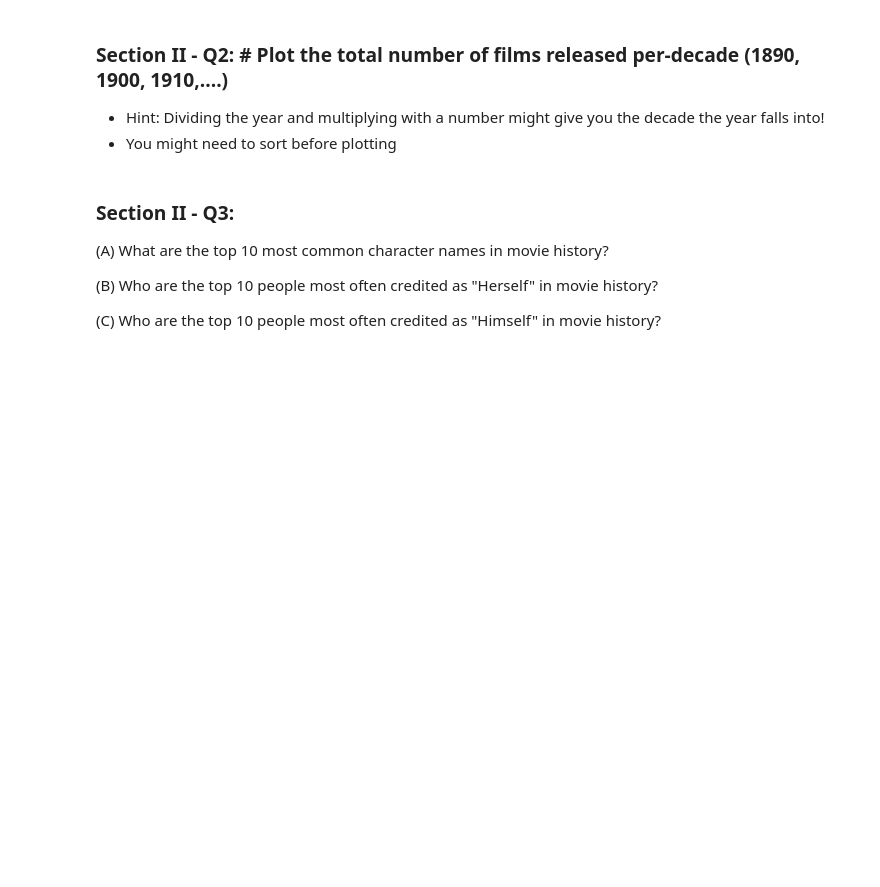
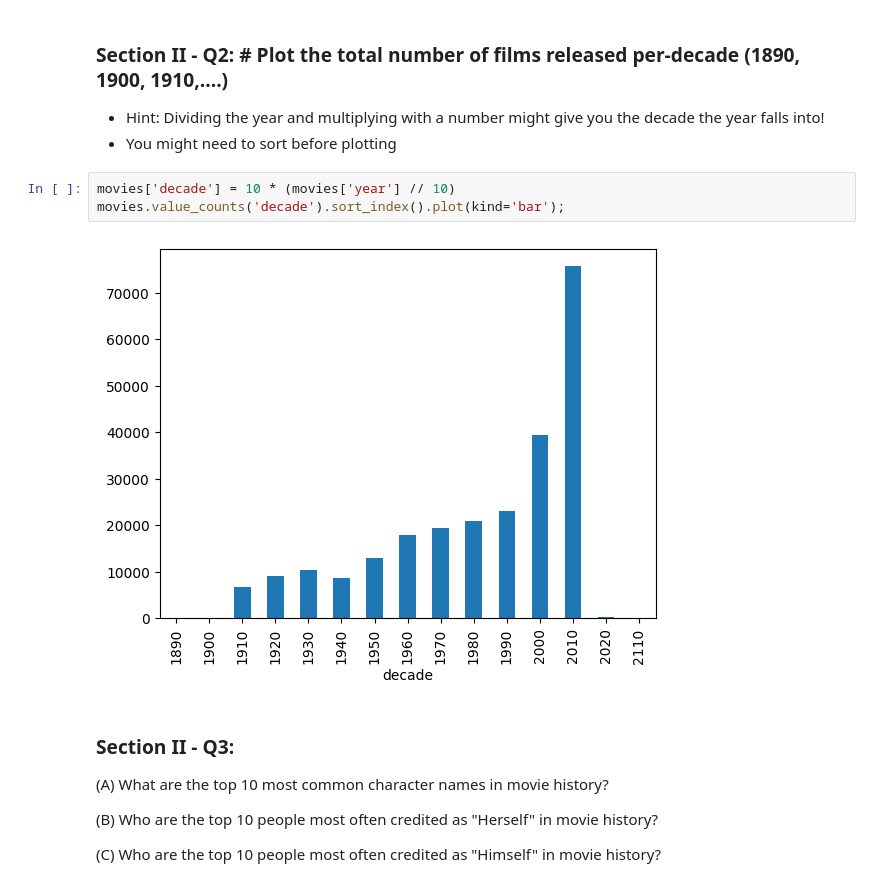
Before and after one commit to drewzemke/mle-mini-projects, a Jupyter notebook: mec-5.3.10-data-wranging-with-pandas-mini-project/Mini_Project_Data_Wrangling_Pandas.ipynb, the cells around one changed output. Drawn from its saved outputs; the diff is of its cells as text; blank space fills up the shorter version.

```diff
--- a/mec-5.3.10-data-wranging-with-pandas-mini-project/Mini_Project_Data_Wrangling_Pandas.ipynb
+++ b/mec-5.3.10-data-wranging-with-pandas-mini-project/Mini_Project_Data_Wrangling_Pandas.ipynb
@@ -373,6 +397,11 @@ top_ten.plot(kind='barh')
 ### Section II - Q2: # Plot the total number of films released per-decade (1890, 1900, 1910,....)
 - Hint: Dividing the year and multiplying with a number might give you the decade the year falls into!
 - You might need to sort before plotting
+# %%
+movies['decade'] = 10 * (movies['year'] // 10)
+movies.value_counts('decade').sort_index().plot(kind='bar');
+# %% [output]
+[figure, added]
 # %% [markdown]
 ### Section II - Q3:
 
```
Also changed, not shown: parts of 16 cells of this notebook.
